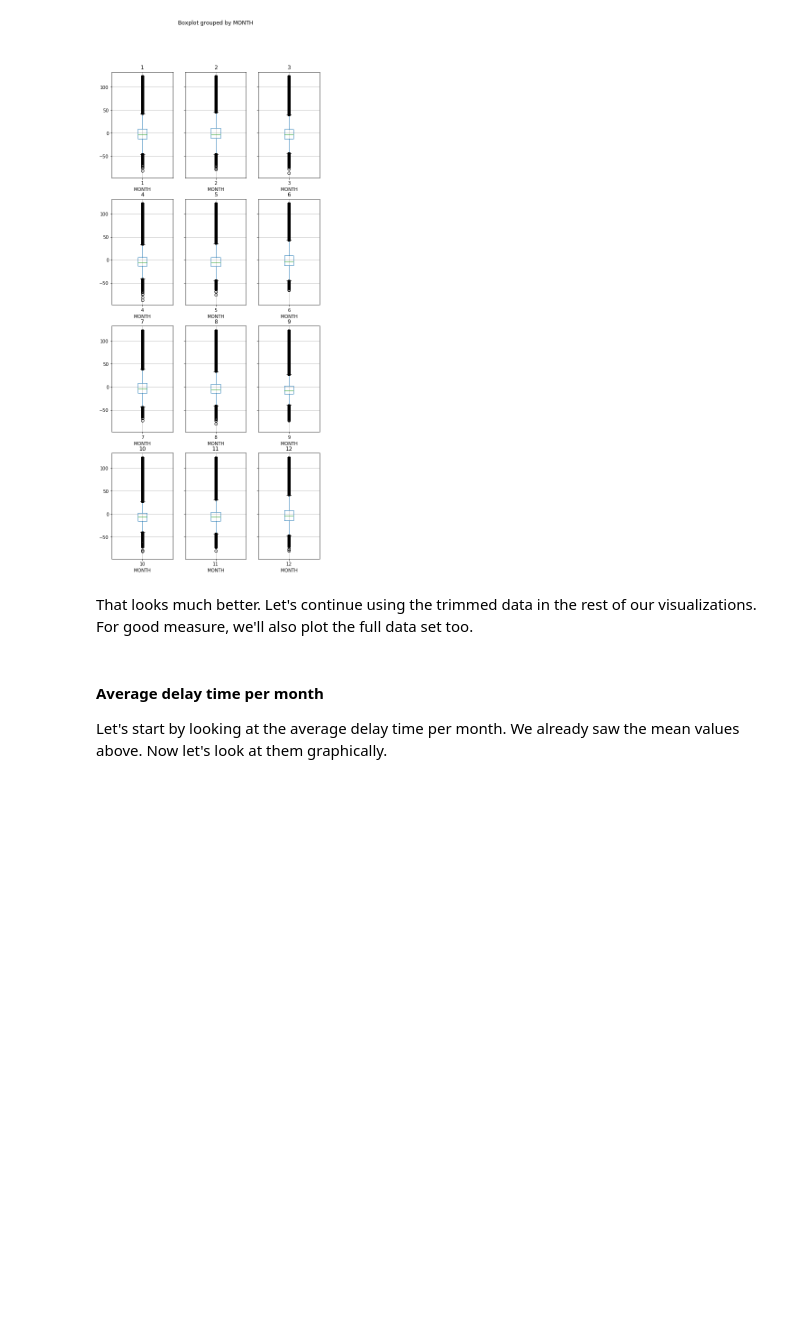
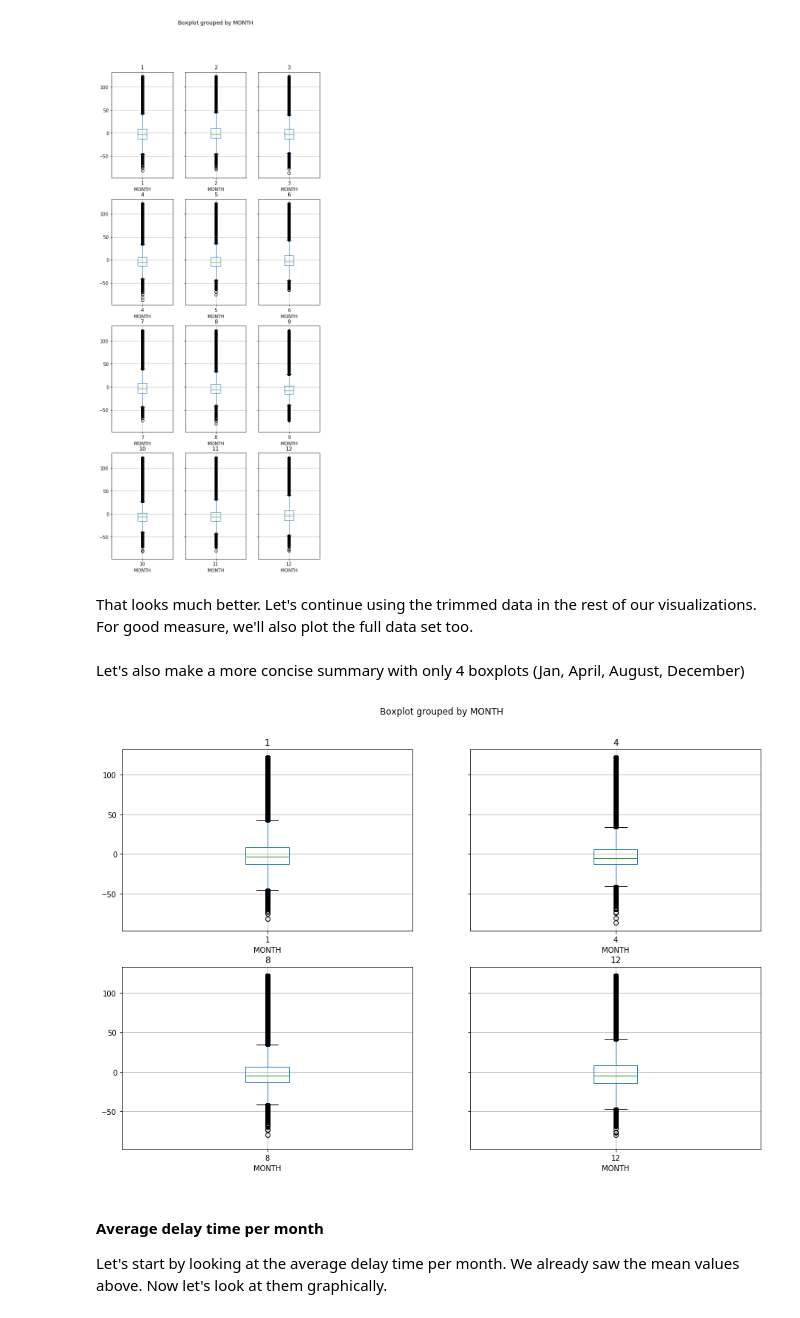
Before and after one commit to UNCG-CSE/Volag, a Jupyter notebook: src/alex_stats_analysis.ipynb, the cells around one changed output. Cells and saved outputs as stored; diff of their text form; code cells hidden in the pictures; blank space fills up the shorter version.

Commit message:
add pairplots, add 4-month box plot, update heatmap w/out 0 delays

```diff
--- a/src/alex_stats_analysis.ipynb
+++ b/src/alex_stats_analysis.ipynb
@@ -38,14 +39,35 @@ fw['OR_MIN'] = pd.to_numeric(fw['OR_MIN'].str.replace('*', ''))
 fw['OR_MAX'] = pd.to_numeric(fw['OR_MAX'].str.replace('*', ''))
 
 # Some fields use 9's to indicate that an observation is missing. Remove these values.
-fw.loc[fw['OR_TEMP'] == 9999.9, 'OR_TEMP'] = np.NaN
-fw.loc[fw['OR_MIN'] == 9999.9, 'OR_MIN'] = np.NaN
-fw.loc[fw['OR_MAX'] == 9999.9, 'OR_MAX'] = np.NaN
-fw.loc[fw['OR_WDSP'] == 999.9, 'OR_WDSP'] = np.NaN
-fw.loc[fw['OR_MXSPD'] == 999.9, 'OR_MXSPD'] = np.NaN
-fw.loc[fw['OR_GUST'] == 999.9, 'OR_GUST'] = np.NaN
-fw.loc[fw['OR_SNDP'] == 999.9, 'OR_SNDP'] = np.NaN
-fw.loc[fw['OR_PRCP'] == 99.99, 'OR_PRCP'] = np.NaN
+fw.loc[fw['OR_TEMP'] == 9999.9, 'OR_TEMP'] = fw.OR_TEMP.mean()
+fw.loc[fw['OR_WDSP'] == 999.9, 'OR_WDSP'] = fw.OR_WDSP.mean()
+fw.loc[fw['OR_PRCP'] == 99.99, 'OR_PRCP'] = 0
+fw.loc[fw['OR_VISIB'] == 999.9, 'OR_VISIB'] = fw.OR_VISIB.mean()
+fw.loc[fw['OR_GUST'] == 999.9, 'OR_GUST'] = fw.OR_GUST.mean()
+fw.loc[fw['OR_MAX'] == 9999.9, 'OR_MAX'] = fw.OR_MAX.mean()
+fw.loc[fw['OR_MIN'] == 9999.9, 'OR_MIN'] = fw.OR_MIN.mean()
+fw.loc[fw['OR_WDSP'] == 999.9, 'OR_WDSP'] = fw.OR_WDSP.mean()
+fw.loc[fw['OR_MXSPD'] == 999.9, 'OR_MXSPD'] = fw.OR_MXSPD.mean()
+fw.loc[fw['OR_SNDP'] == 999.9, 'OR_SNDP'] = 0
+fw['DES_PRCP'] = pd.to_numeric(fw['DES_PRCP'].str.replace('A|B|C|D|E|F|G|H|I', ''))
+fw['DES_MAX'] = pd.to_numeric(fw['DES_MAX'].str.replace('*', ''))
+fw['DES_MIN'] = pd.to_numeric(fw['DES_MIN'].str.replace('*', ''))
+fw.loc[fw['DES_TEMP'] == 9999.9, 'DES_TEMP'] = fw.DES_TEMP.mean()
+fw.loc[fw['DES_WDSP'] == 999.9, 'DES_WDSP'] = fw.DES_WDSP.mean()
+fw.loc[fw['DES_PRCP'] == 99.99, 'DES_PRCP'] = 0
+fw.loc[fw['DES_VISIB'] == 999.9, 'DES_VISIB'] = fw.DES_VISIB.mean()
+fw.loc[fw['DES_GUST'] == 999.9, 'DES_GUST'] = fw.DES_GUST.mean()
+fw.loc[fw['DES_MAX'] == 9999.9, 'DES_MAX'] = fw.DES_MAX.mean()
+fw.loc[fw['DES_MIN'] == 9999.9, 'DES_MIN'] = fw.DES_MIN.mean()
+fw.loc[fw['DES_WDSP'] == 999.9, 'DES_WDSP'] = fw.DES_WDSP.mean()
+fw.loc[fw['DES_MXSPD'] == 999.9, 'DES_MXSPD'] = fw.DES_MXSPD.mean()
+fw.loc[fw['DES_SNDP'] == 999.9, 'DES_SNDP'] = 0
+fw.loc[fw['WEATHER_DELAY'].isnull(), 'WEATHER_DELAY'] = 0
+
+# Label each row with the type of delay
+fw['DELAY_TYPE'] = fw[['AIR_SYSTEM_DELAY', 'SECURITY_DELAY', 'AIRLINE_DELAY',
+                       'LATE_AIRCRAFT_DELAY', 'WEATHER_DELAY']].idxmax(axis=1)
+fw['DELAY_TYPE'] = fw['DELAY_TYPE'].fillna('UNDETERMINED')
 
 fw.drop('Unnamed: 0', axis=1, inplace=True)
 
@@ -263,6 +285,15 @@ dtype: object
 [figure]
 # %% [markdown]
 That looks much better. Let's continue using the trimmed data in the rest of our visualizations. For good measure, we'll also plot the full data set too.
+# %% [markdown]
+Let's also make a more concise summary with only 4 boxplots (Jan, April, August, December)
+# %%
+fw_trim_four_months = fw_trim[(fw_trim['MONTH'] == 1) | (fw_trim['MONTH'] % 4 == 0)]
+ax = fw_trim_four_months.groupby('MONTH', as_index=False).boxplot(column='ARRIVAL_DELAY', by='MONTH', figsize=(15, 10))
+
+plt.savefig('../out/images/four_month_boxplot.png', dpi=300)
+# %% [output]
+[figure, added]
 # %% [markdown]
 #### Average delay time per month
 Let's start by looking at the average delay time per month. We already saw the mean values above. Now let's look at them graphically.
```
Also changed, not shown: parts of 16 cells of this notebook.
